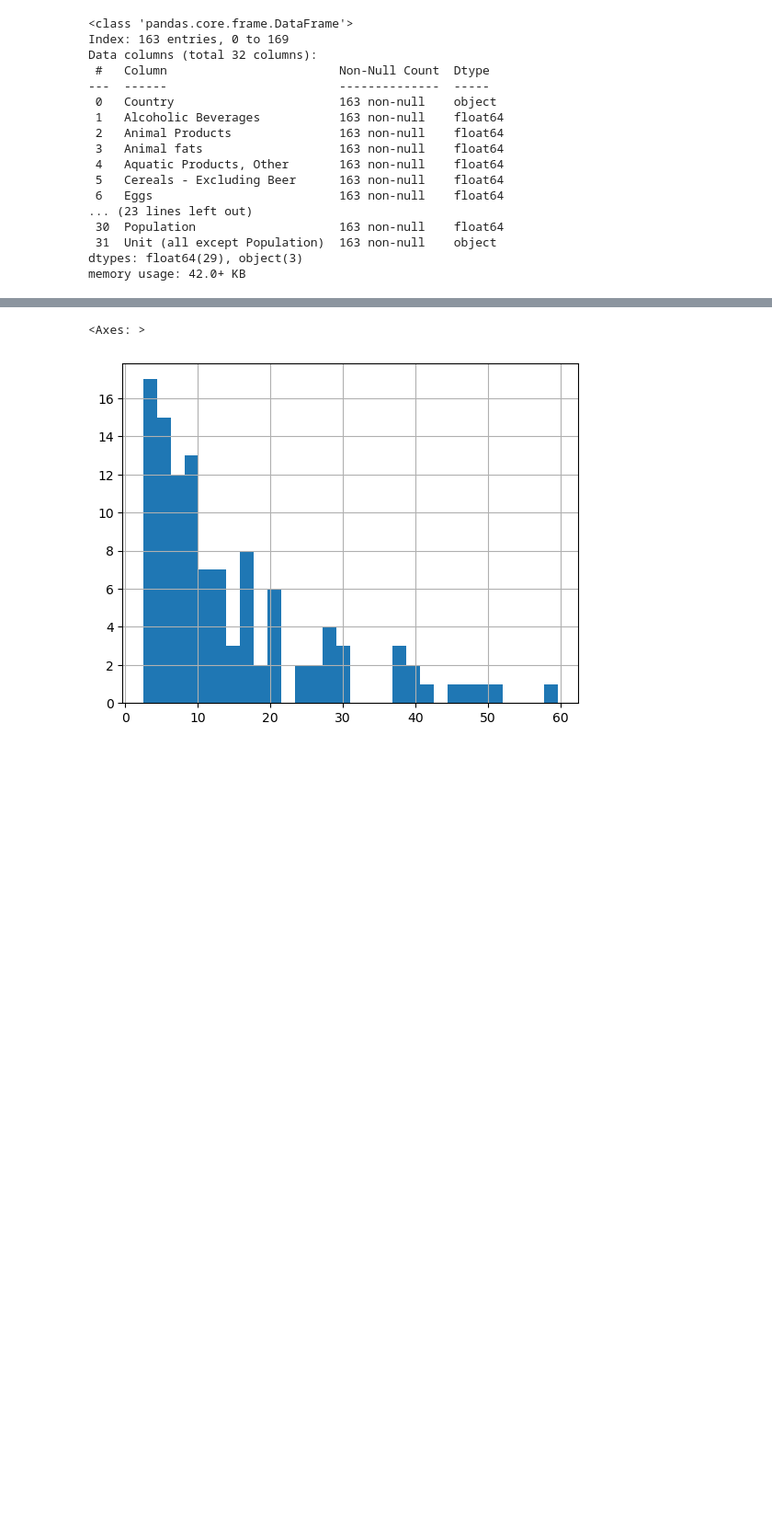
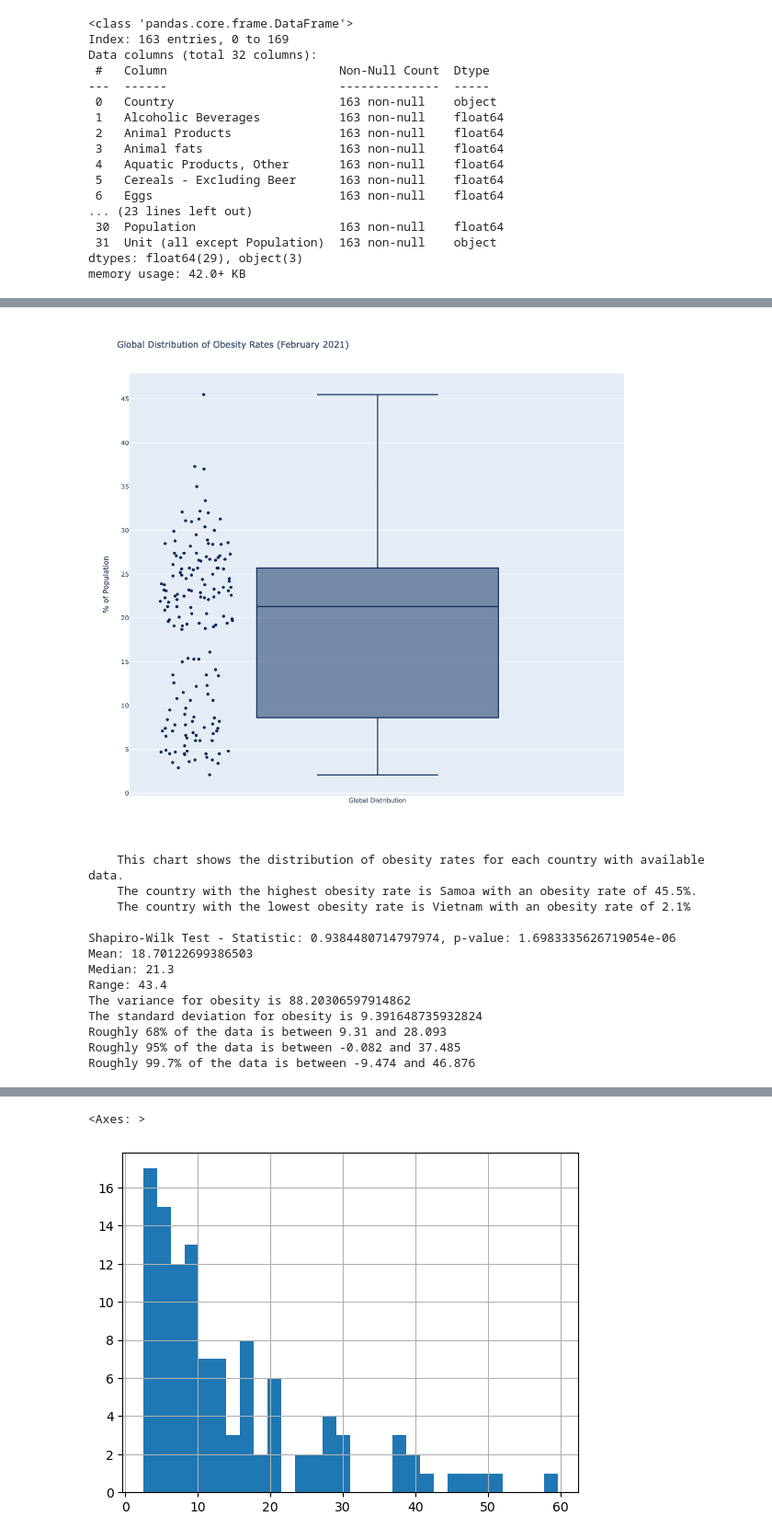
Before and after one commit to Knowmad211/UCB_Project_1, a Jupyter notebook: Anthony_EDA.ipynb, the cells around one changed output, grey strips where cells are left out. Shown at 92% size. Saved outputs shown, nothing was run; the diff lists cells and outputs as text; code cells hidden in the pictures; blank space fills up the shorter version.

```diff
--- a/Anthony_EDA.ipynb
+++ b/Anthony_EDA.ipynb
@@ -50,3 +128,68 @@ gaverage_active = fat_data["Active"].mean()
+# %%
+##Analysis of Obesity data
+obesity_fig = go.Figure()
+
+obesity_fig.add_trace(go.Box(
+    y=obesity,
+    customdata=fat_data["Country"],
+    boxpoints='all',
+    marker_color='rgb(7,40,89)',
+    line_color='rgb(7,40,89)',
+    hovertemplate='Country: %{customdata}<br>Obesity %{y}%<br>',
+))
+
+obesity_fig.update_layout(width=1000, height=1000,
+                  title="Global Distribution of Obesity Rates (February 2021)",
+                  yaxis_title="% of Population")
+
+obesity_fig.update_traces(name='Global Distribution')
+
+obesity_fig.show()
+print("""
+    This chart shows the distribution of obesity rates for each country with available data.
+    The country with the highest obesity rate is Samoa with an obesity rate of 45.5%.
+    The country with the lowest obesity rate is Vietnam with an obesity rate of 2.1%
+    """)
+
+##Normality Test
+shapiro_test_stat, shapiro_p_value = stats.shapiro(obesity)
+print(f"Shapiro-Wilk Test - Statistic: {shapiro_test_stat}, p-value: {shapiro_p_value}")
+
+##Summary Stats for obesity
+mean_obesity = np.mean(obesity)
+median_obesity = np.median(obesity)
+mode_obesity = stats.mode(obesity)
+range_obesity = np.ptp(obesity)
+
+
+print(f"Mean: {mean_obesity}")
+print(f"Median: {median_obesity}")
+print(f"Range: {range_obesity}")
+
+##Calculate the variance and standard deviation for Obesity
+var_numpy = np.var(obesity,ddof = 0)
+sd_numpy = np.std(obesity,ddof = 0)
+
+print(f"The variance for obesity is {var_numpy}")
+print(f"The standard deviation for obesity is {sd_numpy}")
+print(f"Roughly 68% of the data is between {round(gaverage_obesity-sd_numpy,3)} and {round(gaverage_obesity+sd_numpy,3)}")
+print(f"Roughly 95% of the data is between {round(gaverage_obesity-2*sd_numpy,3)} and {round(gaverage_obesity+2*sd_numpy,3)}")
+print(f"Roughly 99.7% of the data is between {round(gaverage_obesity-3*sd_numpy,3)} and {round(gaverage_obesity+3*sd_numpy,3)}")
+# %% [output]
+[figure, added]
+    This chart shows the distribution of obesity rates for each country with available data.
+    The country with the highest obesity rate is Samoa with an obesity rate of 45.5%.
+    The country with the lowest obesity rate is Vietnam with an obesity rate of 2.1%
+
+Shapiro-Wilk Test - Statistic: 0.9384480714797974, p-value: 1.6983335626719054e-06
+Mean: 18.70122699386503
+Median: 21.3
+Range: 43.4
+The variance for obesity is 88.20306597914862
+The standard deviation for obesity is 9.391648735932824
+Roughly 68% of the data is between 9.31 and 28.093
+Roughly 95% of the data is between -0.082 and 37.485
+Roughly 99.7% of the data is between -9.474 and 46.876
 # %%
 ##Create rough scatterplot showing relationship between obesity and covid
 x_values = fat_data["Obesity"]
```
Also changed, not shown: parts of 11 cells of this notebook, 1 other file.
